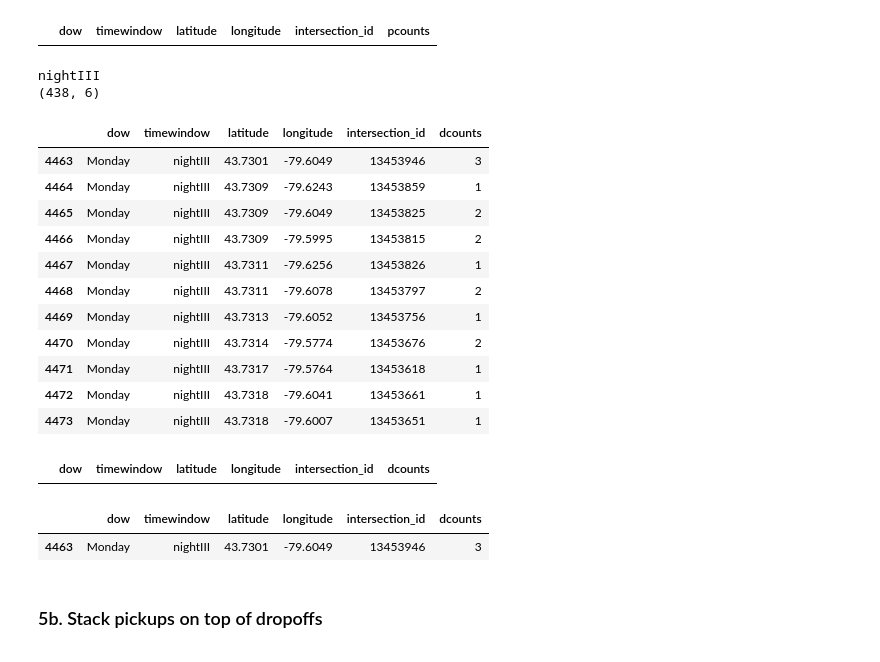
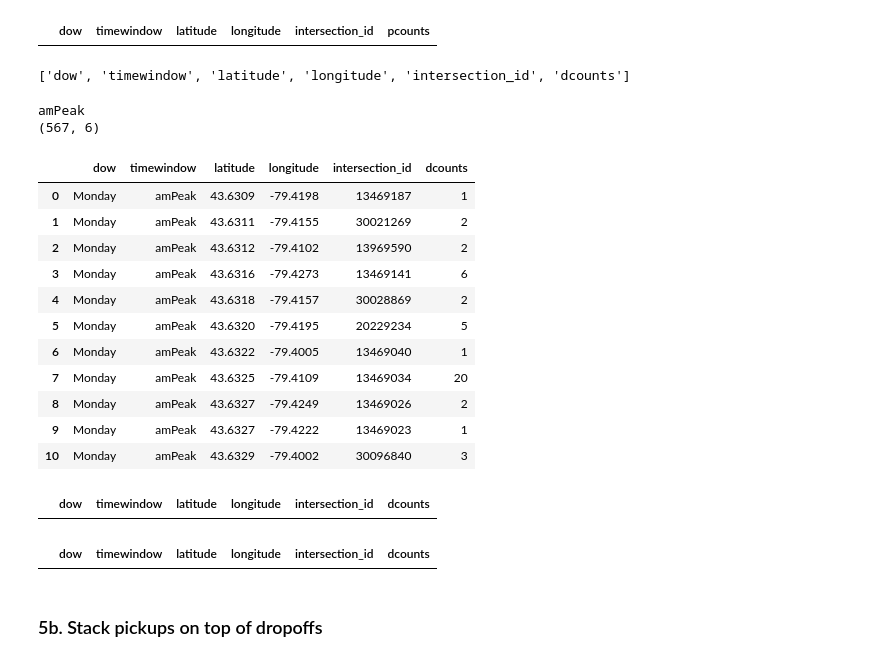
Before and after one commit to CityofToronto/bdit_cot-vfh, a Jupyter notebook: notebooks/create_pudo-geojson-mark-overlap_v1.ipynb, the cells around one changed output. Saved outputs shown, nothing was run; the diff lists cells and outputs as text; code cells hidden in the pictures.

Commit message:
fix notebook: restrict pu and do locations to selected ward

```diff
--- a/notebooks/create_pudo-geojson-mark-overlap_v1.ipynb
+++ b/notebooks/create_pudo-geojson-mark-overlap_v1.ipynb
@@ -55,9 +55,9 @@ prop = ['type','counts', 'overlap']
 # %% [markdown]
 # Variables
 # %%
-ward=1
+ward=10
 this_day = "Monday"
-this_tod = "nightIII"
+this_tod = "amPeak"
 # %%
 if ward == 1:
     test_id1 = 20232410   # 13454935
@@ -370,7 +402,7 @@ df_agg_pu.loc[(df_agg_pu['intersection_id']==13453946) &
 # %%
 df_agg_do = pd.DataFrame()
 
-df_agg_do = df.groupby(
+df_agg_do = df.loc[df['dropoff_ward2018']==ward].groupby(
     ['dow','timewindow','lat_dropoff','lon_dropoff','dropoff_gc_intersection_id']
     ).size().reset_index(name='dcounts')
 
@@ -439,27 +474,31 @@ df_sub_pu.loc[df_sub_pu['intersection_id'].duplicated()]
 df_sub_pu.loc[(df_sub_pu['intersection_id']==13453946) ]
 # %% [output]
 |  | dow | timewindow | latitude | longitude | intersection_id | pcounts |
+# %%
+list(df_agg_do)
+# %% [output]
+['dow', 'timewindow', 'latitude', 'longitude', 'intersection_id', 'dcounts']
 # %%
 print(this_tod)
-df_sub_do = df_agg_do.loc[(df_agg_pu['timewindow']==this_tod)]
+df_sub_do = df_agg_do.loc[(df_agg_do['timewindow']==this_tod)]
 
 print(df_sub_do.shape)
 df_sub_do.head(11)
 # %% [output]
-nightIII
-(438, 6)
+amPeak
+(567, 6)
 |  | dow | timewindow | latitude | longitude | intersection_id | dcounts |
-| 4463 | Monday | nightIII | 43.7301 | -79.6049 | 13453946 | 3 |
-| 4464 | Monday | nightIII | 43.7309 | -79.6243 | 13453859 | 1 |
-| 4465 | Monday | nightIII | 43.7309 | -79.6049 | 13453825 | 2 |
-| 4466 | Monday | nightIII | 43.7309 | -79.5995 | 13453815 | 2 |
-| 4467 | Monday | nightIII | 43.7311 | -79.6256 | 13453826 | 1 |
-| 4468 | Monday | nightIII | 43.7311 | -79.6078 | 13453797 | 2 |
-| 4469 | Monday | nightIII | 43.7313 | -79.6052 | 13453756 | 1 |
-| 4470 | Monday | nightIII | 43.7314 | -79.5774 | 13453676 | 2 |
-| 4471 | Monday | nightIII | 43.7317 | -79.5764 | 13453618 | 1 |
-| 4472 | Monday | nightIII | 43.7318 | -79.6041 | 13453661 | 1 |
-| 4473 | Monday | nightIII | 43.7318 | -79.6007 | 13453651 | 1 |
+| 0 | Monday | amPeak | 43.6309 | -79.4198 | 13469187 | 1 |
+| 1 | Monday | amPeak | 43.6311 | -79.4155 | 30021269 | 2 |
+| 2 | Monday | amPeak | 43.6312 | -79.4102 | 13969590 | 2 |
+| 3 | Monday | amPeak | 43.6316 | -79.4273 | 13469141 | 6 |
+| 4 | Monday | amPeak | 43.6318 | -79.4157 | 30028869 | 2 |
+| 5 | Monday | amPeak | 43.6320 | -79.4195 | 20229234 | 5 |
+| 6 | Monday | amPeak | 43.6322 | -79.4005 | 13469040 | 1 |
+| 7 | Monday | amPeak | 43.6325 | -79.4109 | 13469034 | 20 |
+| 8 | Monday | amPeak | 43.6327 | -79.4249 | 13469026 | 2 |
+| 9 | Monday | amPeak | 43.6327 | -79.4222 | 13469023 | 1 |
+| 10 | Monday | amPeak | 43.6329 | -79.4002 | 30096840 | 3 |
 # %%
 # Check for duplicate intersection_id
 df_sub_do.loc[df_sub_do['intersection_id'].duplicated()]
@@ -469,7 +508,6 @@ df_sub_do.loc[df_sub_do['intersection_id'].duplicated()]
 df_sub_do.loc[(df_sub_do['intersection_id']==13453946) ]
 # %% [output]
 |  | dow | timewindow | latitude | longitude | intersection_id | dcounts |
-| 4463 | Monday | nightIII | 43.7301 | -79.6049 | 13453946 | 3 |
 # %% [markdown]
 ### 5b. Stack pickups on top of dropoffs
 # %%
```
Also changed, not shown: parts of 34 cells of this notebook.
